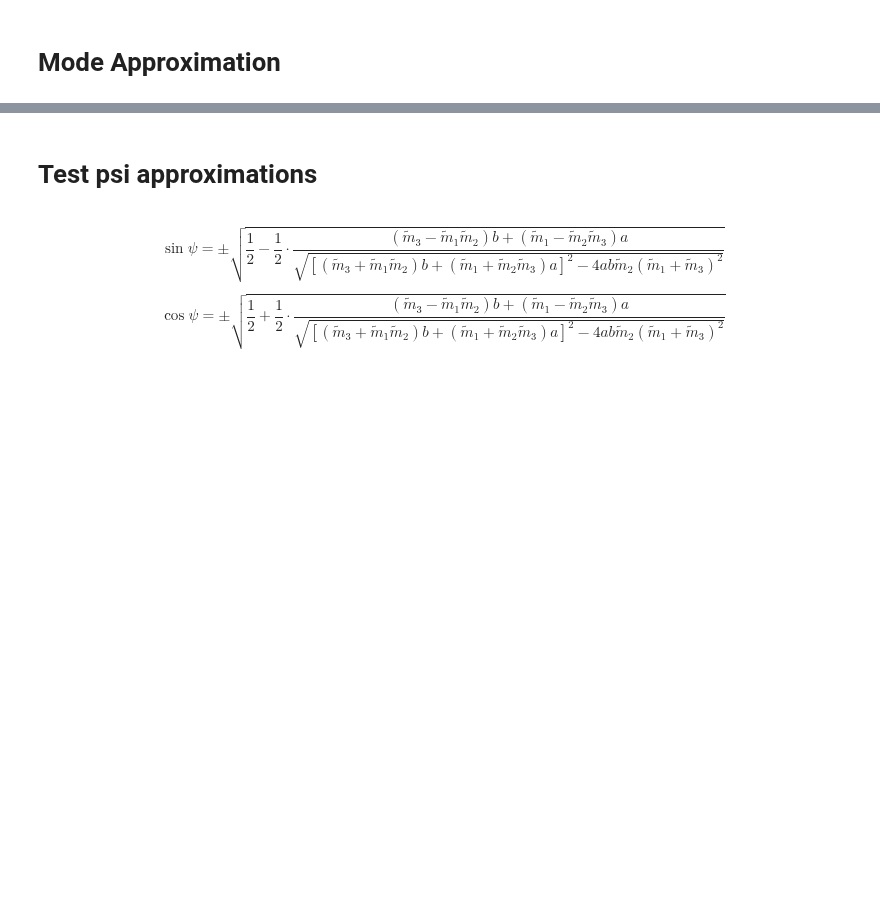
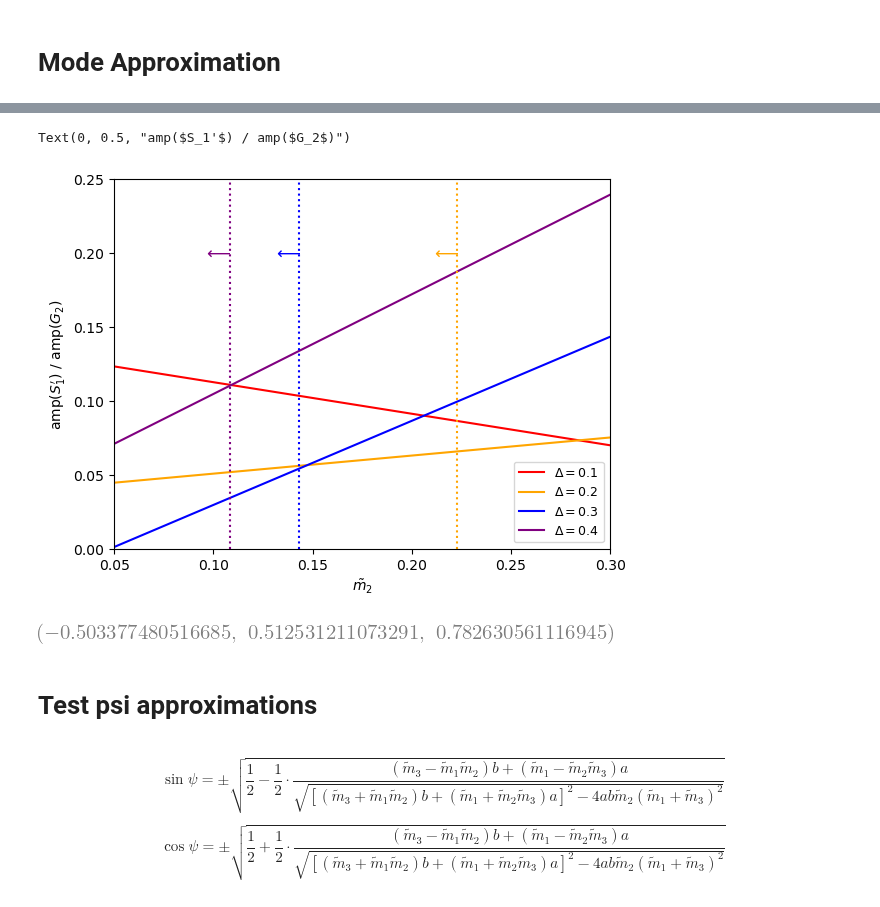
Before and after one commit to EritasY/Chaos, a Jupyter notebook: GeneralCase.ipynb, the cells around one changed output, grey strips where cells are left out. Cells and saved outputs as stored; diff of their text form; code cells hidden in the pictures; blank space fills up the shorter version.

```diff
--- a/GeneralCase.ipynb
+++ b/GeneralCase.ipynb
@@ -273,3 +324,76 @@ ax.legend()
+# %%
+def linear(x,a,b):
+    return a*x + b
+# %%
+def fitM2(d,xfit):
+    x = [d.iloc[i]['m2'] for i in range(len(d)) if d.iloc[i]['S1'] < 0.1]
+    y = [d.iloc[i]['S1a'] / d.iloc[i]['G2'] for i in range(len(d)) if d.iloc[i]['S1'] < 0.1]
+    (popt, pcov) = curve_fit(linear, x, y, absolute_sigma=True,maxfev=90000)
+    yfit = linear(xfit, *popt)
+    return x,y,yfit
+# %%
+def m2Bound(delta,psi):
+    m2Limit = lambda m2 : np.sqrt(m2)*((delta-1)**3*(delta+3)-(delta+1)**3*(delta-3))/((1-m2)*((delta-1)**3*(delta+3)+(delta+1)**3*(delta-3))) - psi
+    m2_initial_guess = 1/4
+    m2_bound = fsolve(m2Limit, m2_initial_guess)
+    return m2_bound
+# %%
+df = pd.read_csv('varyM2.csv')
+d1 = df[df['Delta'].between(0.09,0.11)]
+d2 = df[df['Delta'].between(0.19,0.21)]
+d3 = df[df['Delta'].between(0.29,0.31)]
+d4 = df[df['Delta'].between(-0.41,-0.39)]
+
+xfit = np.linspace(1/20,1/3,100)
+x1,y1,fit1 = fitM2(d1,xfit)
+x2,y2,fit2 = fitM2(d2,xfit)
+x3,y3,fit3 = fitM2(d3,xfit)
+x4,y4,fit4 = fitM2(d4,xfit)
+
+f, ax1 = plt.subplots()
+c1, c2, c3, c4 = 'red', 'orange', 'blue', 'purple'
+# ax1.scatter(x1,y1,marker='.',color=c1,label='$\Delta=0.1$')
+# ax1.scatter(x2,y2,marker='.',color=c2,label='$\Delta=0.2$')
+# ax1.scatter(x3,y3,marker='.',color=c3,label='$\Delta=0.3$')
+# ax1.scatter(x4,y4,marker='.',color=c4,label='$\Delta=0.4$')
+# ax1.legend()
+
+ax1.plot(xfit,fit1,color=c1,linestyle='-',label='$\Delta=0.1$')
+ax1.plot(xfit,fit2,color=c2,linestyle='-',label='$\Delta=0.2$')
+ax1.plot(xfit,fit3,color=c3,linestyle='-',label='$\Delta=0.3$')
+ax1.plot(xfit,fit4,color=c4,linestyle='-',label='$\Delta=0.4$')
+
+psibound = 0.3
+ymin, ymax = 0, 0.28
+b1, b2, b3, b4 = m2Bound(0.1,-psibound), m2Bound(0.2,-psibound), m2Bound(0.3,-psibound), m2Bound(0.4,-psibound)
+ax1.vlines([b1],ymin,ymax,linestyle=':',color=c1)
+ax1.vlines([b2],ymin,ymax,linestyle=':',color=c2)
+ax1.vlines([b3],ymin,ymax,linestyle=':',color=c3)
+ax1.vlines([b4],ymin,ymax,linestyle=':',color=c4)
+
+text_ypos = 0.2
+# ax1.text(b2+0.001,text_xpos,r'$\longleftarrow$', color=c2, fontsize=12, horizontalalignment='right', verticalalignment='center')
+ax1.text(b2+0.001,text_xpos,r'$\longleftarrow$', color=c2, fontsize=12, horizontalalignment='right', verticalalignment='center')
+ax1.text(b3+0.001,text_xpos,r'$\longleftarrow$', color=c3, fontsize=12, horizontalalignment='right', verticalalignment='center')
+ax1.text(b4+0.001,text_xpos,r'$\longleftarrow$', color=c4, fontsize=12, horizontalalignment='right', verticalalignment='center')
+
+ax1.legend(loc='lower right',fontsize=9)
+ax1.set_xlim(1/20,0.3)
+ax1.set_ylim(0,0.25)
+ax1.set_xlabel(r'$\tilde{m}_2$')
+ax1.set_ylabel('amp($S_1\'$) / amp($G_2$)')
+# %% [output]
+Text(0, 0.5, "amp($S_1'$) / amp($G_2$)")
+[figure, added]
+# %%
+alpha = 0.9, 0.75
+mass = 1e-7,1e-7,1e-7
+ecc = 0.005, 0.005, 0.005
+pomega = -np.pi/3, 0, np.pi/3
+sim = make_sim(alpha, mass, ecc, pomega)
+calcPsi(sim)
+# %% [output]
+[figure, added]
 # %% [markdown]
 # Test psi approximations
 # %% [markdown]
```
Also changed, not shown: parts of 20 cells of this notebook, 1 other file.
